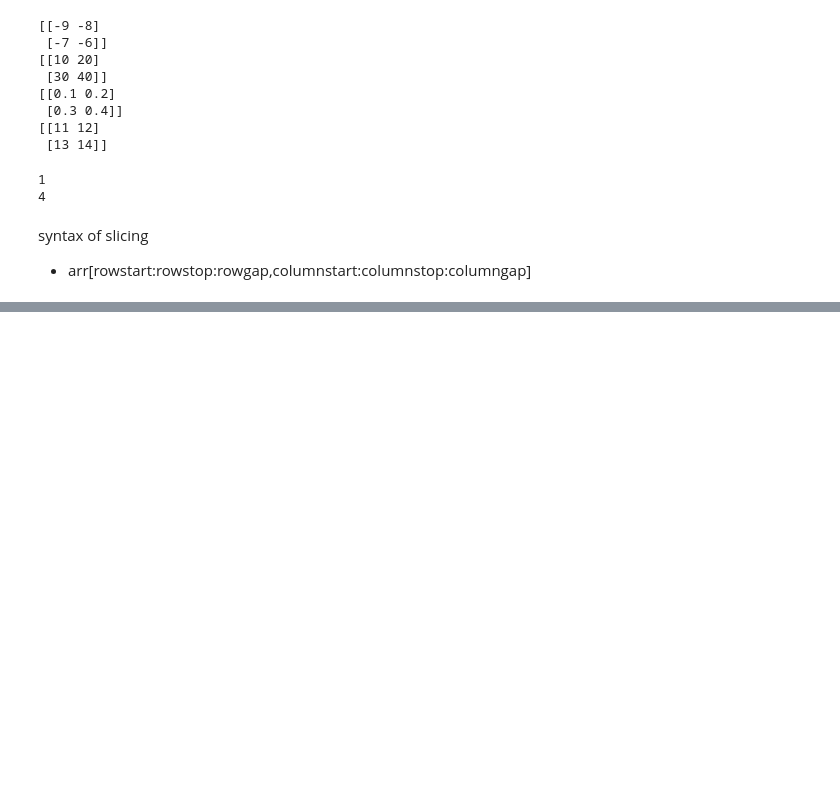
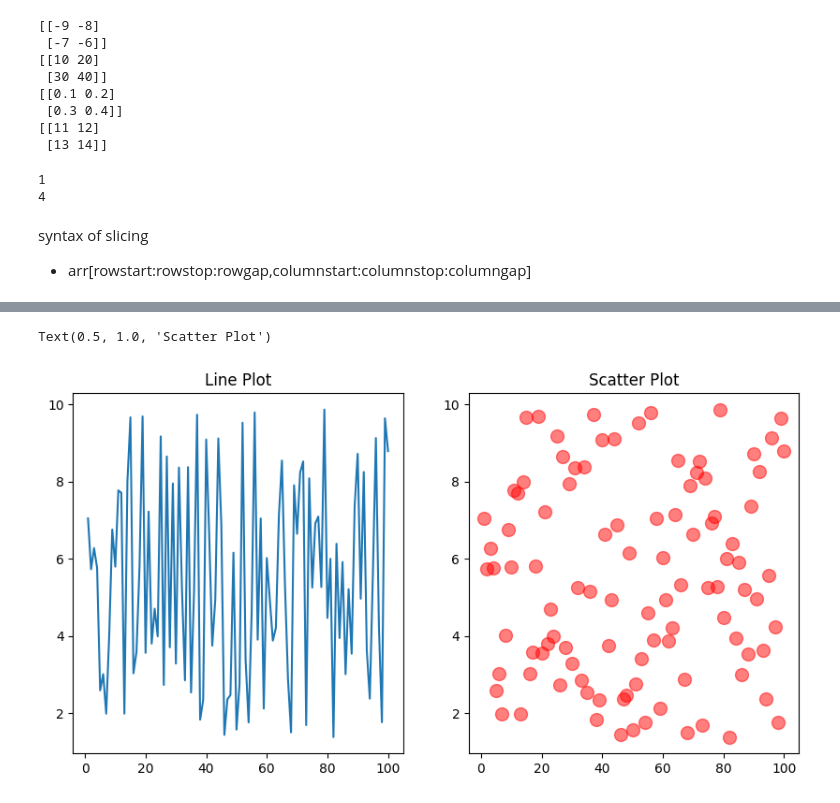
Before and after one commit to 123anshika456/DA-python, a Jupyter notebook: numpy.ipynb, the cells around one changed output, grey strips where cells are left out. Saved outputs shown, nothing was run; the diff lists cells and outputs as text; code cells hidden in the pictures; blank space fills up the shorter version.

```diff
--- a/numpy.ipynb
+++ b/numpy.ipynb
@@ -299,0 +482,11 @@ print([x[1:4,1:4]])
+# %%
+fig, (ax1, ax2) = plt.subplots(1, 2, figsize=(10,5))   # 1 row, 2 columns
+x = np.arange(1, 101)
+y = np.random.uniform(1, 10, 100)
+ax1.plot(x,y)
+ax2.scatter(x, y, s=100, c='red', alpha=.5)
+ax1.set_title('Line Plot')
+ax2.set_title('Scatter Plot')
+# %% [output]
+Text(0.5, 1.0, 'Scatter Plot')
+[figure, added]
```
Also changed, not shown: parts of 28 cells of this notebook.
